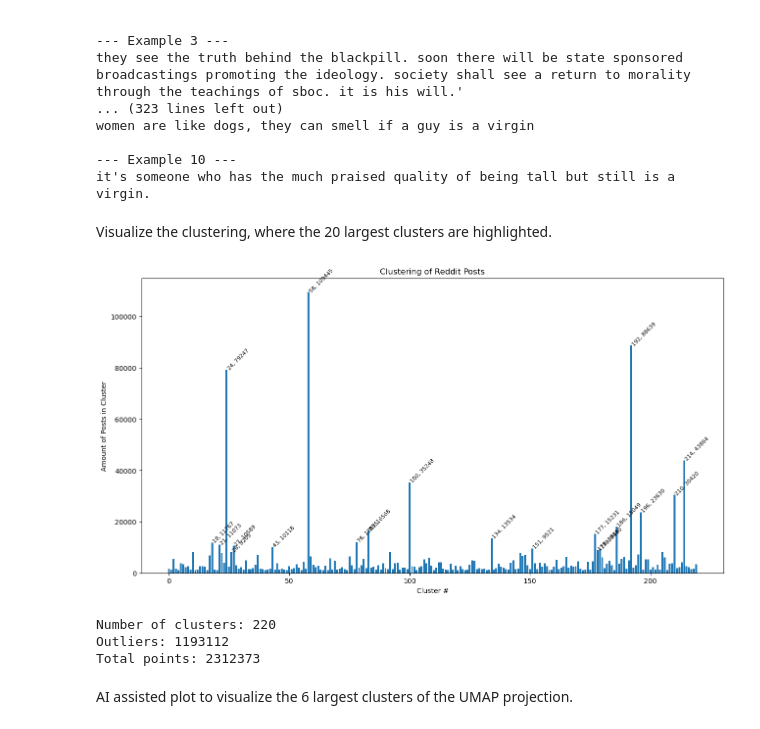
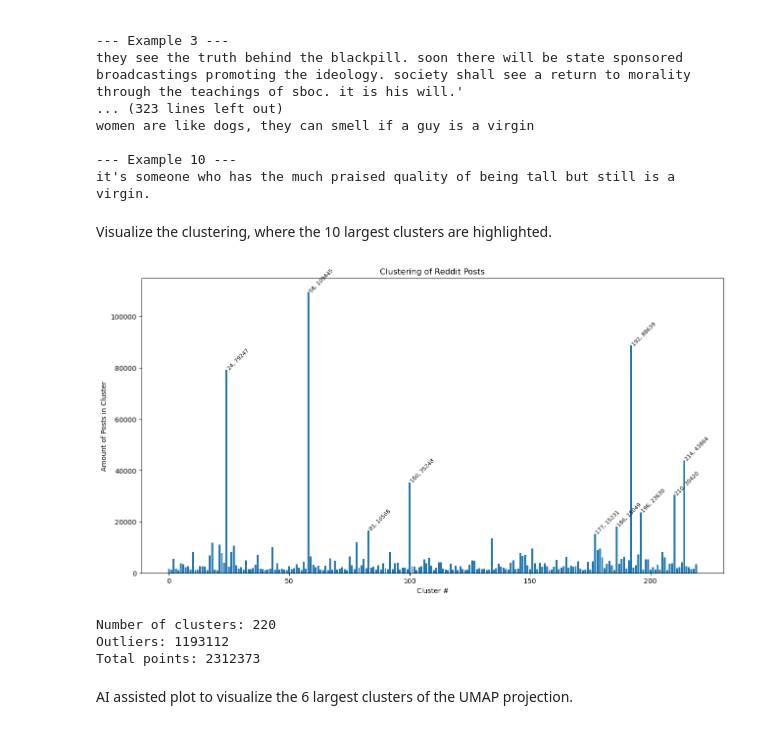
Before and after one commit to KarolineKlan/ctfds_project, a Jupyter notebook: 05_SemanticClustering.ipynb, the cells around one changed output. Saved outputs shown, nothing was run; the diff lists cells and outputs as text; code cells hidden in the pictures.

```diff
--- a/05_SemanticClustering.ipynb
+++ b/05_SemanticClustering.ipynb
@@ -325,36 +325,36 @@ women are like dogs, they can smell if a guy is a virgin
 --- Example 10 ---
 it's someone who has the much praised quality of being tall but still is a virgin.
 # %% [markdown]
-Visualize the clustering, where the 20 largest clusters are highlighted.
+Visualize the clustering, where the 10 largest clusters are highlighted.
 # %%
 # Remove outliers from plot
 unique_labels, counts = np.unique(labels_rbf, return_counts=True)
 outliers = counts[unique_labels == -1] # Save for statistics
 counts = counts[unique_labels != -1]
 unique_labels = unique_labels[unique_labels != -1]
 
 plt.figure(figsize=(13, 7))
 plt.bar(unique_labels, counts)
 plt.xlabel('Cluster #')
 plt.ylabel('Amount of Posts in Cluster')
 plt.title('Clustering of Reddit Posts')
 
 # Print counts on top of each bar, and cluster name if in top 20
 
-for lab in top_20_labels:
+for lab in top_10_labels:
     label_text = f"{lab}, {cluster_sizes[lab]}"
     plt.text(lab, cluster_sizes[lab], label_text, fontsize=8, rotation=45)
 
 plt.tight_layout()
 
 plt.show()
 
 # Print summary statistics
 print(f"Number of clusters: {len(unique_labels)}")
 print(f"Outliers: {outliers[0]}")
 print(f"Total points: {len(labels_rbf)}")
 # %% [output]
-[figure, old version]
+[figure, new version]
 Number of clusters: 220
 Outliers: 1193112
 Total points: 2312373
```
Also changed, not shown: parts of 1 cell of this notebook.
